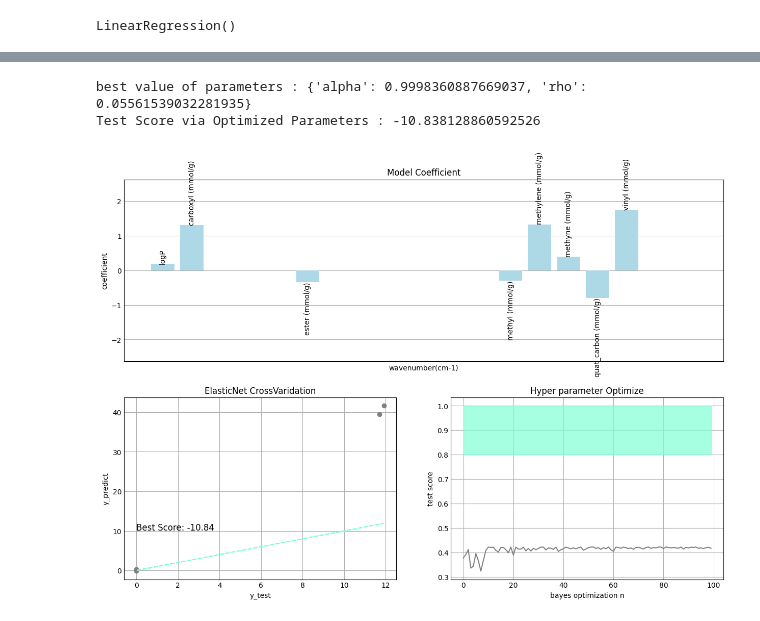
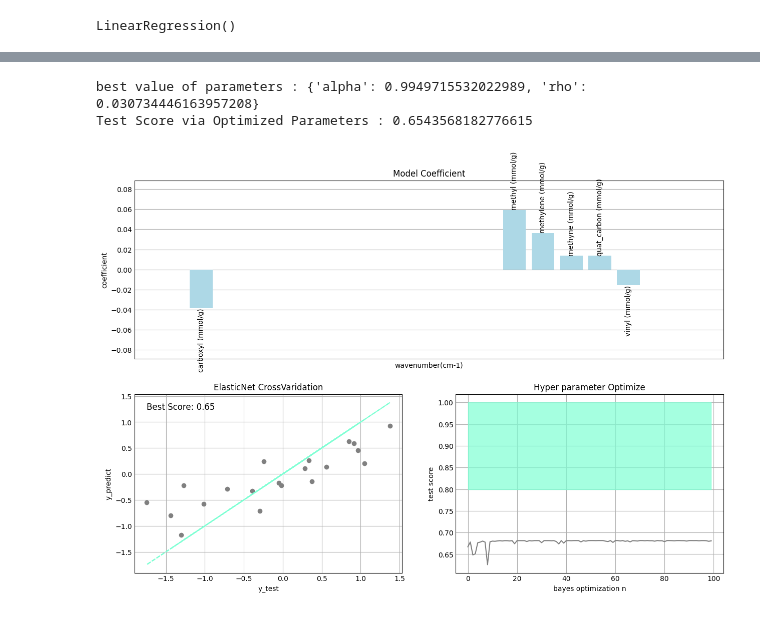
Before and after one commit to takuminal/Share, a Jupyter notebook: QSPR_ElasticNet/MachineLearning.ipynb, the cells around one changed output, grey strips where cells are left out. Saved outputs shown, nothing was run; the diff lists cells and outputs as text; code cells hidden in the pictures.

```diff
--- a/QSPR_ElasticNet/MachineLearning.ipynb
+++ b/QSPR_ElasticNet/MachineLearning.ipynb
@@ -44,8 +45,8 @@ plt.scatter(y_test,y_pred)
 # %%
 from modules  import bayes_EN
 # %%
-bayes_EN.Elastic_Net(feature_names,X,y,0.2,100)
+bayes_EN.Elastic_Net(feature_names,X,y,0.5,100)
 # %% [output]
-best value of parameters : {'alpha': 0.9998360887669037, 'rho': 0.05561539032281935}
-Test Score via Optimized Parameters : -10.838128860592526
+best value of parameters : {'alpha': 0.9949715532022989, 'rho': 0.030734446163957208}
+Test Score via Optimized Parameters : 0.6543568182776615
-[figure, old version]
+[figure, new version]
```
Also changed, not shown: parts of 3 cells of this notebook, 4 other files.
